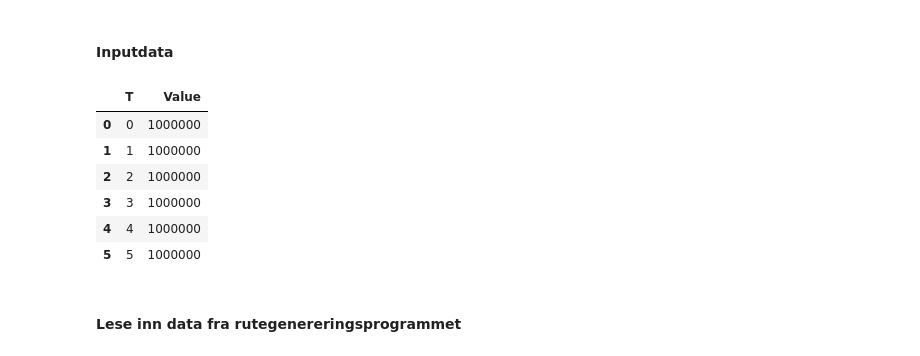
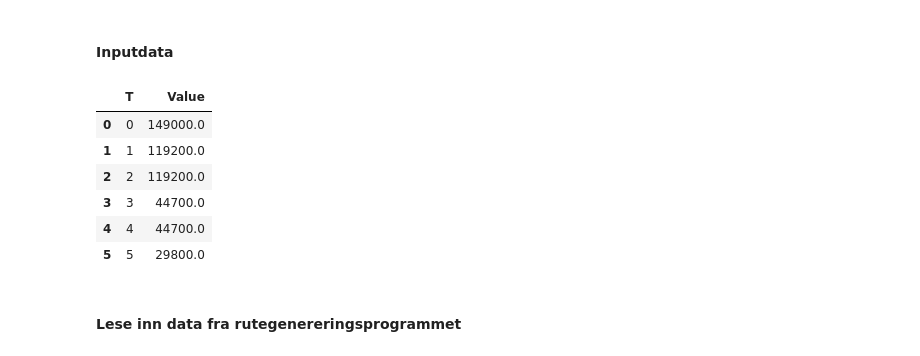
Before and after one commit to camillalie/masteroppgave, a Jupyter notebook: data_generation/generate_params_8syst.ipynb, the cells around one changed output. Cells and saved outputs as stored; diff of their text form; code cells hidden in the pictures.

Commit message:
Ruter og acc model

```diff
--- a/data_generation/generate_params_8syst.ipynb
+++ b/data_generation/generate_params_8syst.ipynb
@@ -7,13 +7,13 @@ import openpyxl
 # %% [markdown]
 ### SETS
 # %%
-fuel_price_csv = 'fuel_price2_27s.csv'
+fuel_price_csv = 'fuel_price2_1s_vss.csv'
 route_case = 'mongstad'
-mappenavn = 'cluster11_new/'
+mappenavn = 'cluster19_new/'
 startfil = ''
-antall_ruter = 39
-clusters = 11
-scenarios = 27
+antall_ruter = 779
+clusters = 19
+scenarios = 1
 # Velg antall av de ulike settene her
 #set_sheets = {'Power systems': 11, 'Ages': 6, 'Routes': 3122, 'Time periods':6, 'Time periods 1': 2, 'Time periods 2':4, 'Fuel types': 10, 'Installations': 18, 'Scenarios': 100}
 
@@ -105,9 +105,11 @@ emissions_carbon_tonn_per_MJ_wtw = {1: 0.000182, 2: 0.000153, 3: 0.000033, 4: 0.
 emissions_carbon_tonn_per_MJ_lind = {1: 0.000182, 2: 0.000153, 3: 0.000002, 4: 0.000011, 5: 0.000145, 6: 0.000122, 7: 0.000002, 8: 0.000008, 9: 0.000002, 10: 0.000011, 11: 0.000102, 12: 0.000053, 13:0.000058 }
 emissions_carbon_tonn_per_MJ = emissions_carbon_tonn_per_MJ_lind
 
-
+if route_case == 'mongstad':
+    init_ems_tonn = 149000
+if route_case == 'stavanger':
+    init_ems_tonn = 91608
 # Regne ut reduksjonskrav for karbonutslipp
-init_ems_tonn = 1000000 #91608 # 137000
 
 reductions_10_kutt = {0: 1, 1: 0.98, 2: 0.96, 3: 0.94, 4: 0.92, 5: 0.90}
 reductions_20_kutt = {0: 1, 1: 0.96, 2: 0.92, 3: 0.88, 4: 0.84, 5: 0.80}
@@ -122,7 +124,7 @@ reductions_0_kutt = {0: 1, 1: 1, 2: 1, 3: 1, 4: 1, 5: 1}
 reductions_imo_kutt = {0: 1, 1: 0.80, 2: 0.80, 3: 0.30, 4: 0.30, 5: 0.20}
 reductions_lindstad_kutt = {0: 1, 1: 0.80, 2: 0.80, 3: 0.30, 4: 0.30, 5: 0.05}
 # Velg hvilket scenario som skal kjøres
-reduction_requirements = reductions_0_kutt
+reduction_requirements = reductions_imo_kutt
 
 capacity_systems = {1: 100, 2: 100, 3: 100, 4: 90, 5: 90, 6: 90, 7: 90, 8: 90}
 
@@ -136,39 +138,39 @@ lossing_route = pd.read_csv(f'../route_generation_{route_case}/{mappenavn}{start
 sailing_route = pd.read_csv(f'../route_generation_{route_case}/{mappenavn}{startfil}duration_sailing.csv')
 #idle_time = 8
 #demand_el = pd.read_csv('../route_generation/generated_datafiles_reduced/demand_strøm.csv')
 demand = pd.read_csv(f'../route_generation_{route_case}/{mappenavn}{startfil}demand.csv')
 
 routes_file = f"../route_generation_{route_case}/{mappenavn}{startfil}routes.csv"
 excel_file = '../run_model/Parameterdata.xlsx'
 platform_demand = f"../route_generation_{route_case}/{mappenavn}output_platforms_demand.csv"
 csv_platform_visits = f'../route_generation_{route_case}/{mappenavn}output_platforms_visits.csv'
 
 # Skriver verdiene tilbake i excelfilen for alle parametrene
 output_excel_path = '../run_model/Parameterdata.xlsx'
 
 # Create a DataFrame from the combinations
 df_max_ems = pd.DataFrame(combinations_t, columns=['T'])
 
 # Regner ut max emissions gitt uslippsreduksjonsscenario. Endre scenario-funksjon etter hvilket scenario vi vil kjøre med
 def calculate_max_emissions(row):
     return (reduction_requirements[row['T']]) * init_ems_tonn
 
 # Legger til verdiene i Value-kolonne i dataframen
 df_max_ems['Value'] = df_max_ems.apply(calculate_max_emissions, axis=1)
 
 # Skriver dataframen med emissions til parameter_data excel filen
 with pd.ExcelWriter(output_excel_path, engine='openpyxl', mode='a', if_sheet_exists='replace') as writer:
     df_max_ems.to_excel(writer, sheet_name='Max Emissions', index=False)
 
 df_max_ems
 # %% [output]
 |  | T | Value |
-| 0 | 0 | 1000000 |
-| 1 | 1 | 1000000 |
-| 2 | 2 | 1000000 |
-| 3 | 3 | 1000000 |
-| 4 | 4 | 1000000 |
-| 5 | 5 | 1000000 |
+| 0 | 0 | 149000.0 |
+| 1 | 1 | 119200.0 |
+| 2 | 2 | 119200.0 |
+| 3 | 3 | 44700.0 |
+| 4 | 4 | 44700.0 |
+| 5 | 5 | 29800.0 |
 # %% [markdown]
 #### Lese inn data fra rutegenereringsprogrammet
 # %% [markdown]
```
Also changed, not shown: parts of 8 cells of this notebook, 50 other files.
